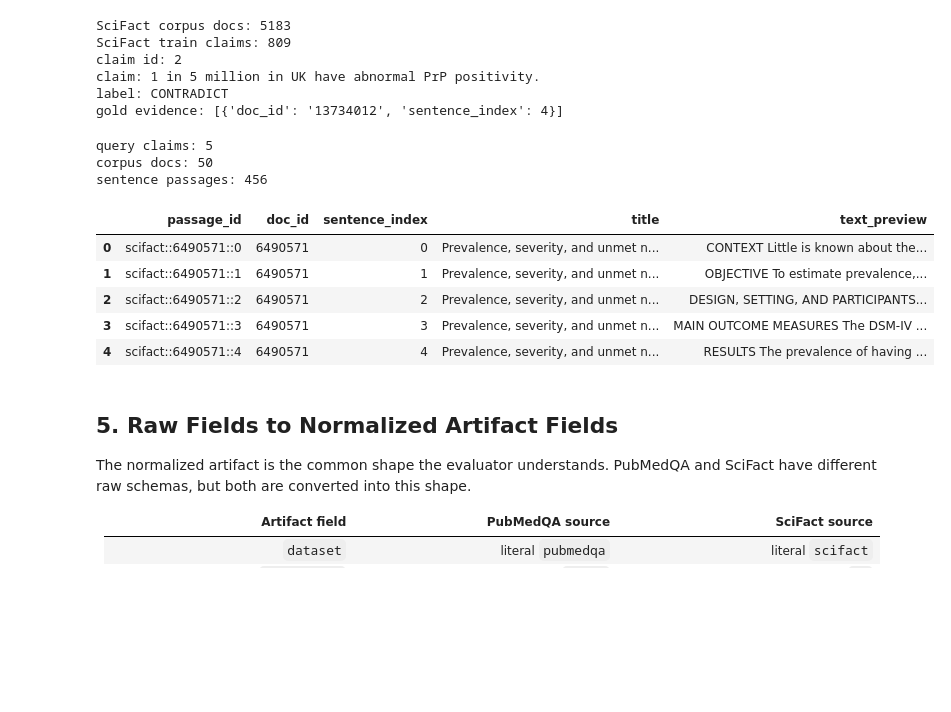
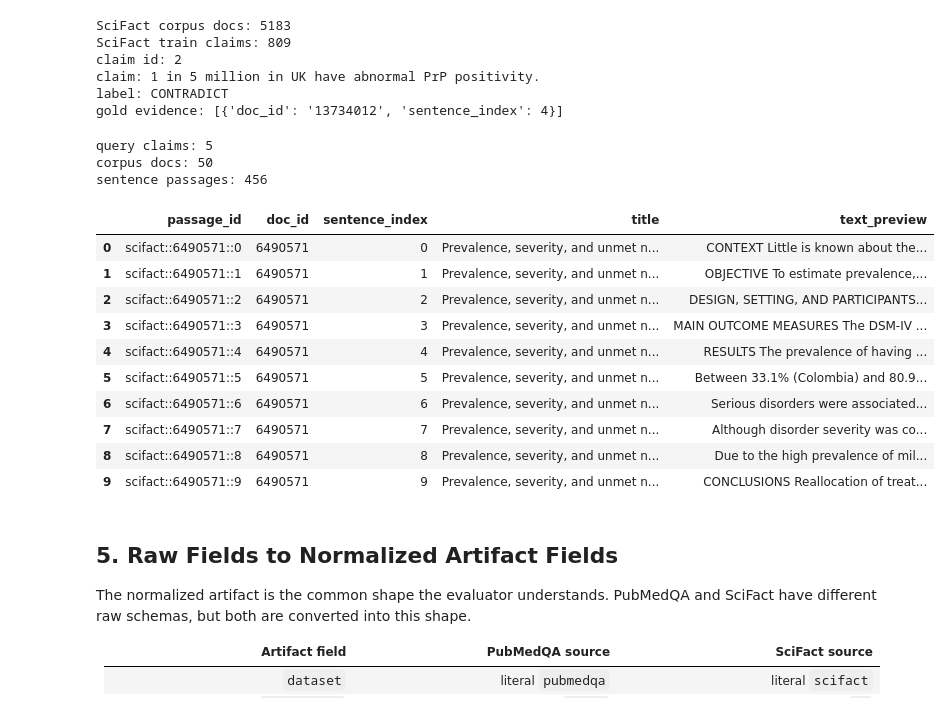
Before and after one commit to JacksonM30/scientific-rag-evaluation, a Jupyter notebook: notebooks/understand_normalized_metrics.ipynb, the cells around one changed output. Cells and saved outputs as stored; diff of their text form; code cells hidden in the pictures; blank space fills up the shorter version.

```diff
--- a/notebooks/understand_normalized_metrics.ipynb
+++ b/notebooks/understand_normalized_metrics.ipynb
@@ -215,34 +200,39 @@ sci_query_rows = select_labeled_claims(
 sci_doc_ids = select_scifact_corpus_doc_ids(
     corpus=scifact_corpus,
     claims=sci_query_rows,
     corpus_doc_limit=SCI_CORPUS_DOC_LIMIT,
 )
 sci_passages = build_scifact_passages(corpus=scifact_corpus, doc_ids=sci_doc_ids)
 
 print('query claims:', len(sci_query_rows))
 print('corpus docs:', len(sci_doc_ids))
 print('sentence passages:', len(sci_passages))
 
 display(pd.DataFrame([
     {
         'passage_id': p.id,
         'doc_id': p.example_id,
         'sentence_index': p.sentence_index,
         'title': p.title,
         'text_preview': ' '.join(p.text.split())[:180],
     }
-    for p in sci_passages[:5]
+    for p in sci_passages[:10]
 ]))
 # %% [output]
 query claims: 5
 corpus docs: 50
 sentence passages: 456
 |  | passage_id | doc_id | sentence_index | title | text_preview |
 | 0 | scifact::6490571::0 | 6490571 | 0 | Prevalence, severity, and unmet n... | CONTEXT Little is known about the... |
 | 1 | scifact::6490571::1 | 6490571 | 1 | Prevalence, severity, and unmet n... | OBJECTIVE To estimate prevalence,... |
 | 2 | scifact::6490571::2 | 6490571 | 2 | Prevalence, severity, and unmet n... | DESIGN, SETTING, AND PARTICIPANTS... |
 | 3 | scifact::6490571::3 | 6490571 | 3 | Prevalence, severity, and unmet n... | MAIN OUTCOME MEASURES The DSM-IV ... |
 | 4 | scifact::6490571::4 | 6490571 | 4 | Prevalence, severity, and unmet n... | RESULTS The prevalence of having ... |
+| 5 | scifact::6490571::5 | 6490571 | 5 | Prevalence, severity, and unmet n... | Between 33.1% (Colombia) and 80.9... |
+| 6 | scifact::6490571::6 | 6490571 | 6 | Prevalence, severity, and unmet n... | Serious disorders were associated... |
+| 7 | scifact::6490571::7 | 6490571 | 7 | Prevalence, severity, and unmet n... | Although disorder severity was co... |
+| 8 | scifact::6490571::8 | 6490571 | 8 | Prevalence, severity, and unmet n... | Due to the high prevalence of mil... |
+| 9 | scifact::6490571::9 | 6490571 | 9 | Prevalence, severity, and unmet n... | CONCLUSIONS Reallocation of treat... |
 # %% [markdown]
 ## 5. Raw Fields to Normalized Artifact Fields
 
```
Also changed, not shown: parts of 6 cells of this notebook, 2 other files.
